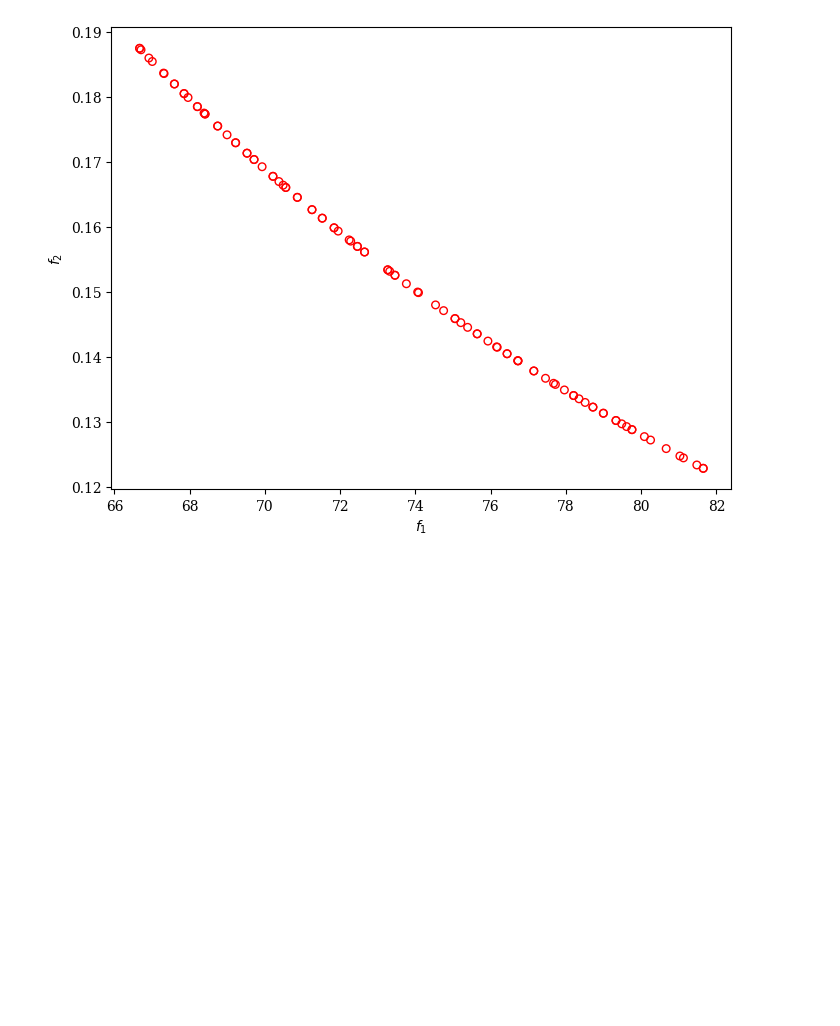
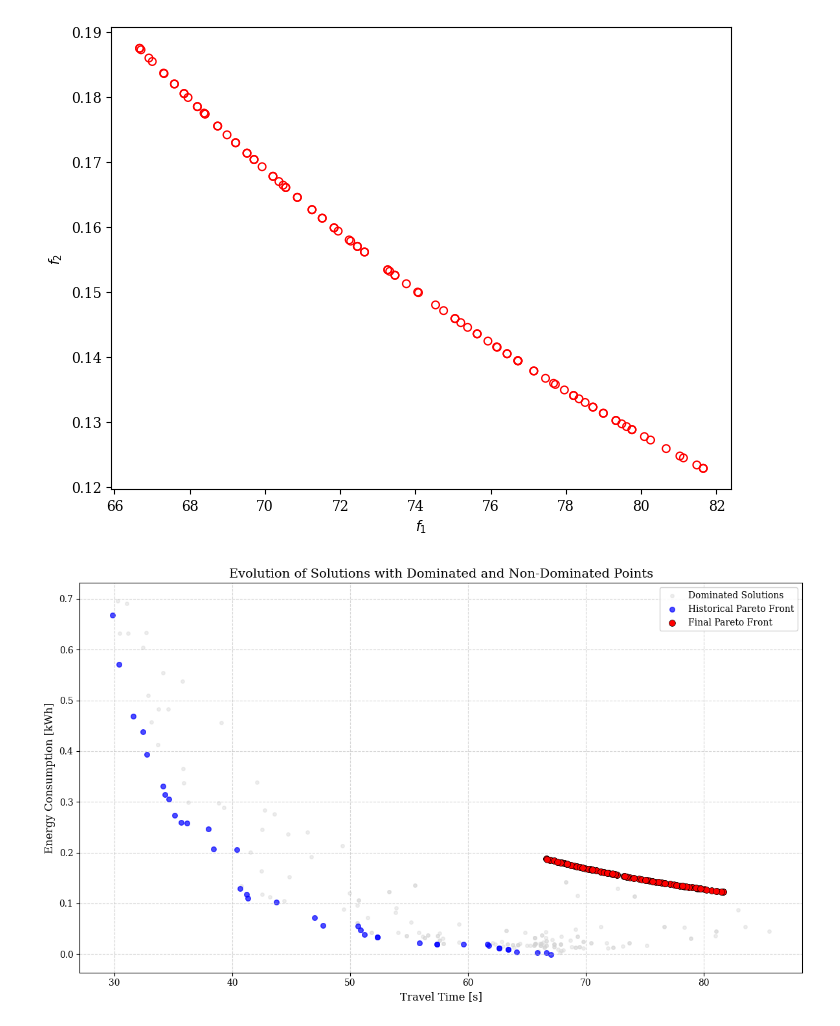
Before and after one commit to Nicola-Ibrahim/Tracing-Objectives-Backwards, a Jupyter notebook: main.ipynb, the cells around one changed output. Drawn from its saved outputs; the diff is of its cells as text; code cells hidden in the pictures; blank space fills up the shorter version.

```diff
--- a/main.ipynb
+++ b/main.ipynb
@@ -228,3 +228,40 @@ plot.show()
 # %% [output]
 <pymoo.visualization.scatter.Scatter at 0x...>
 [figure]
+# %%
+all_F = []
+for algo in result.history:
+    all_F.extend([ind.F for ind in algo.pop])
+all_F = np.array(all_F)
+
+# Identify non-dominated solutions from entire history
+nds = NonDominatedSorting()
+fronts = nds.do(all_F, only_non_dominated_front=False)
+pareto_mask = np.zeros(len(all_F), dtype=bool)
+pareto_mask[fronts[0]] = True  # First front is Pareto optimal
+
+plt.figure(figsize=(12, 7))
+
+# Plot dominated solutions (gray)
+plt.scatter(all_F[~pareto_mask, 0], all_F[~pareto_mask, 1],
+            c='lightgray', s=15, alpha=0.4, label="Dominated Solutions")
+
+# Plot historical non-dominated solutions (blue)
+plt.scatter(all_F[pareto_mask, 0], all_F[pareto_mask, 1],
+            c='blue', s=30, alpha=0.7, label="Historical Pareto Front")
+
+# Plot final optimized Pareto front (red)
+if result.F.size > 0:
+    plt.scatter(result.F[:, 0], result.F[:, 1],
+                c='red', s=50, edgecolor='black', lw=0.5,
+                label="Final Pareto Front", zorder=10)
+
+plt.xlabel("Travel Time [s]", fontsize=12)
+plt.ylabel("Energy Consumption [kWh]", fontsize=12)
+plt.title("Evolution of Solutions with Dominated and Non-Dominated Points", fontsize=14)
+plt.legend(loc='upper right', framealpha=0.9)
+plt.grid(True, linestyle='--', alpha=0.5)
+plt.tight_layout()
+plt.show()
+# %% [output]
+[figure, added]
```
